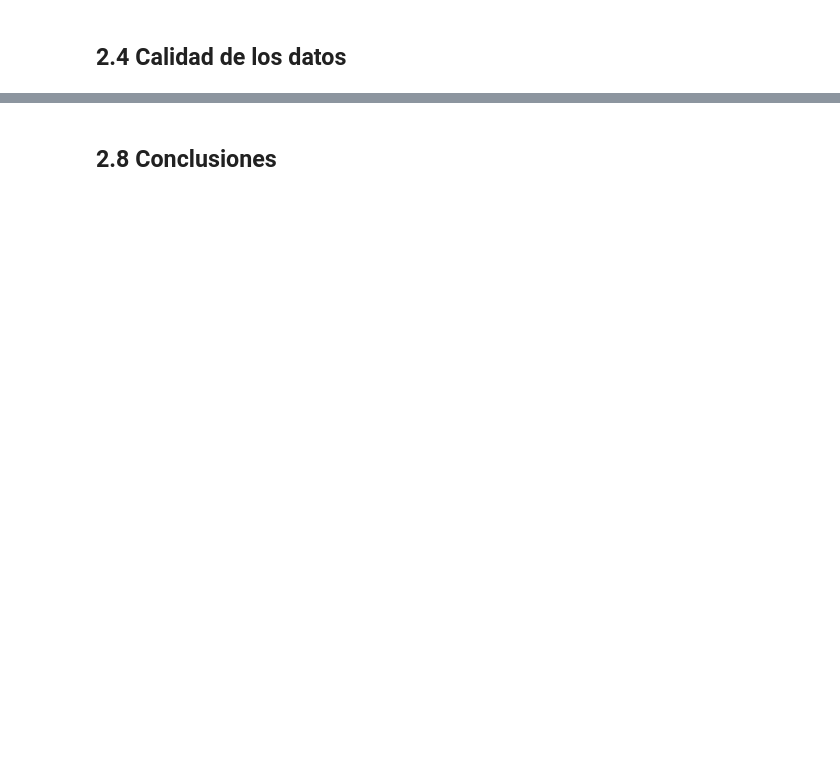
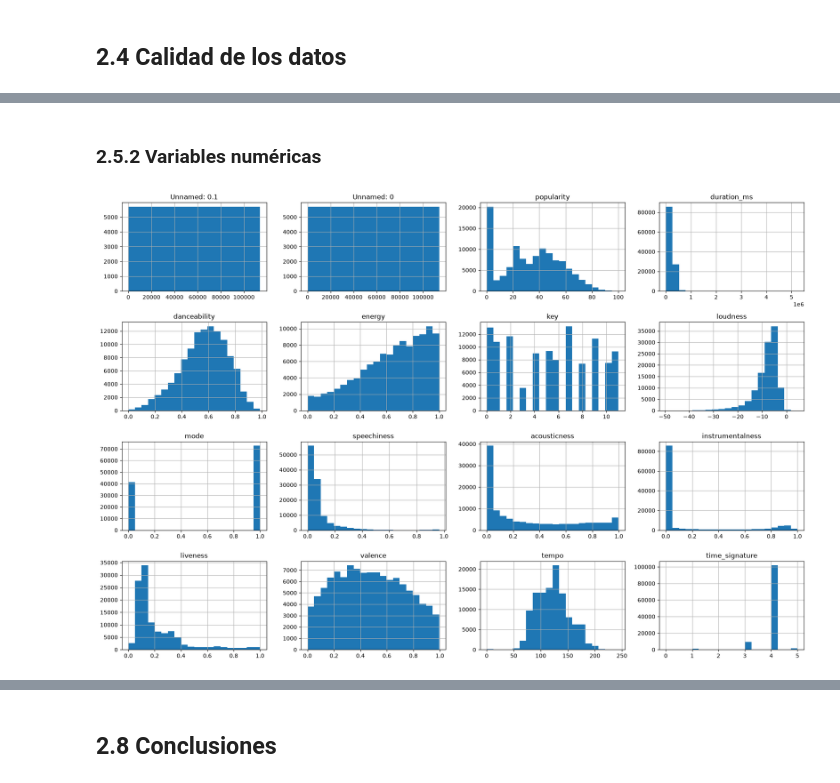
Before and after one commit to marig-777/spotify-popularity-prediction, a Jupyter notebook: notebooks/02_data_understanding.ipynb, the cells around one changed output, grey strips where cells are left out. Saved outputs shown, nothing was run; the diff lists cells and outputs as text; code cells hidden in the pictures; blank space fills up the shorter version.

```diff
--- a/notebooks/02_data_understanding.ipynb
+++ b/notebooks/02_data_understanding.ipynb
@@ -15,0 +112,14 @@ df = pd.read_csv("..\data\raw\spotify-tracks-dataset.csv")
+# %% [markdown]
+### 2.5.2 Variables numéricas
+# %%
+numeric_columns = df.select_dtypes(include=["int64", "float64"]).columns
+
+df[numeric_columns].hist(
+    figsize=(18, 12),
+    bins=20
+)
+
+plt.tight_layout()
+plt.show()
+# %% [output]
+[figure, added]
```
Also changed, not shown: parts of 21 cells of this notebook.
